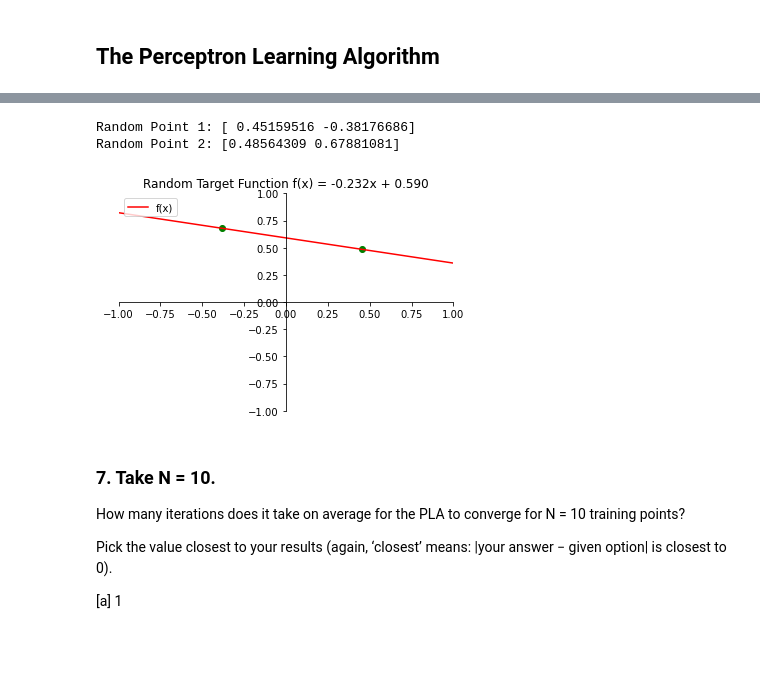
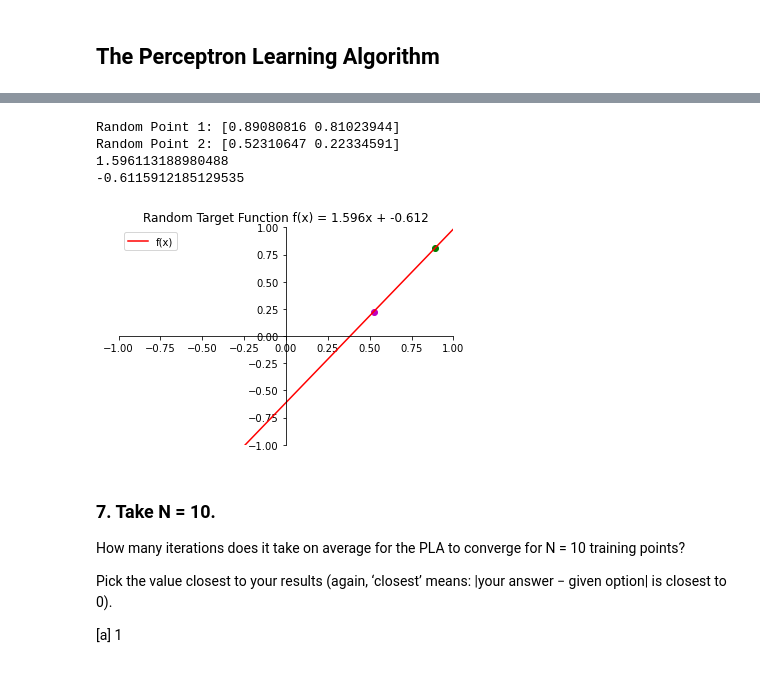
Before and after one commit to workflow/caltech-machine-learning-homework, a Jupyter notebook: HW1.ipynb, the cells around one changed output, grey strips where cells are left out. Cells and saved outputs as stored; diff of their text form; code cells hidden in the pictures.

Commit message:
Fix line fitting and hack together PLA runs!
Co-authored-by: Dan Borufka <danborufka@gmail.com>
Co-authored-by: Karthik Ravikanti <karthik.ravikanti@gmail.com>

```diff
--- a/HW1.ipynb
+++ b/HW1.ipynb
@@ -237,44 +237,49 @@ score
 ## The Perceptron Learning Algorithm
 # %% [markdown]
 ![PLA](imgs/pla.png)
+# %%
+def set_axis_cartesian():
+    ax = plt.figure().add_subplot(1, 1, 1)
+    ax.spines['left'].set_position('center')
+    ax.spines['bottom'].set_position('center')
+    ax.spines['right'].set_color('none')
+    ax.spines['top'].set_color('none')
+    ax.xaxis.set_ticks_position('bottom')
+    ax.yaxis.set_ticks_position('left')
+    ax.set_xlim([-1, 1])
+    ax.set_ylim([-1, 1])
 # %%
 p1 = np.random.uniform(-1, 1, size=2)
 p2 = np.random.uniform(-1, 1, size=2)
 
 print('Random Point 1:', p1)
 print('Random Point 2:', p2)
 
-coefficients = np.polyfit(p1, p2, 1)
-m,c = coefficients
+set_axis_cartesian()
 
-# Let's compute the values of the line...
-polynomial = np.poly1d(coefficients)
+plt.plot(p1[0], p1[1], 'go')
+plt.plot(p2[0], p2[1], 'mo')
+
+m = (p1[1] - p2[1]) / (p1[0] - p2[0])
+print(m)
+
+c = p1[1] - m*p1[0]
+print(c)
+
 x_axis = np.linspace(-1,1, 100)
-y_axis = polynomial(x_axis)
-
-# ...and plot the points and the line
-ax = plt.figure().add_subplot(1, 1, 1)
-ax.spines['left'].set_position('center')
-ax.spines['bottom'].set_position('center')
-ax.spines['right'].set_color('none')
-ax.spines['top'].set_color('none')
-ax.xaxis.set_ticks_position('bottom')
-ax.yaxis.set_ticks_position('left')
-ax.set_xlim([-1, 1])
-ax.set_ylim([-1, 1])
-
-plt.plot( p1[0], p2[0], 'go' )
-plt.plot( p1[1], p2[1], 'go' )
+y_axis = m*(x_axis)+c
 plt.plot(x_axis, y_axis, 'r', label='f(x)')
 
 plt.title(f'Random Target Function f(x) = {m:.3f}x + {c:.3f}')
 plt.legend(loc='upper left')
 
 plt.show()
 # %% [output]
-Random Point 1: [ 0.45159516 -0.38176686]
-Random Point 2: [0.48564309 0.67881081]
+Random Point 1: [0.89080816 0.81023944]
+Random Point 2: [0.52310647 0.22334591]
+1.596113188980488
+-0.6115912185129535
-[figure, old version]
+[figure, new version]
 # %% [markdown]
 ### 7. Take N = 10.
 How many iterations does it take on average for the PLA to converge for N = 10 training points?
```
Also changed, not shown: parts of 12 cells of this notebook, 1 other file.
